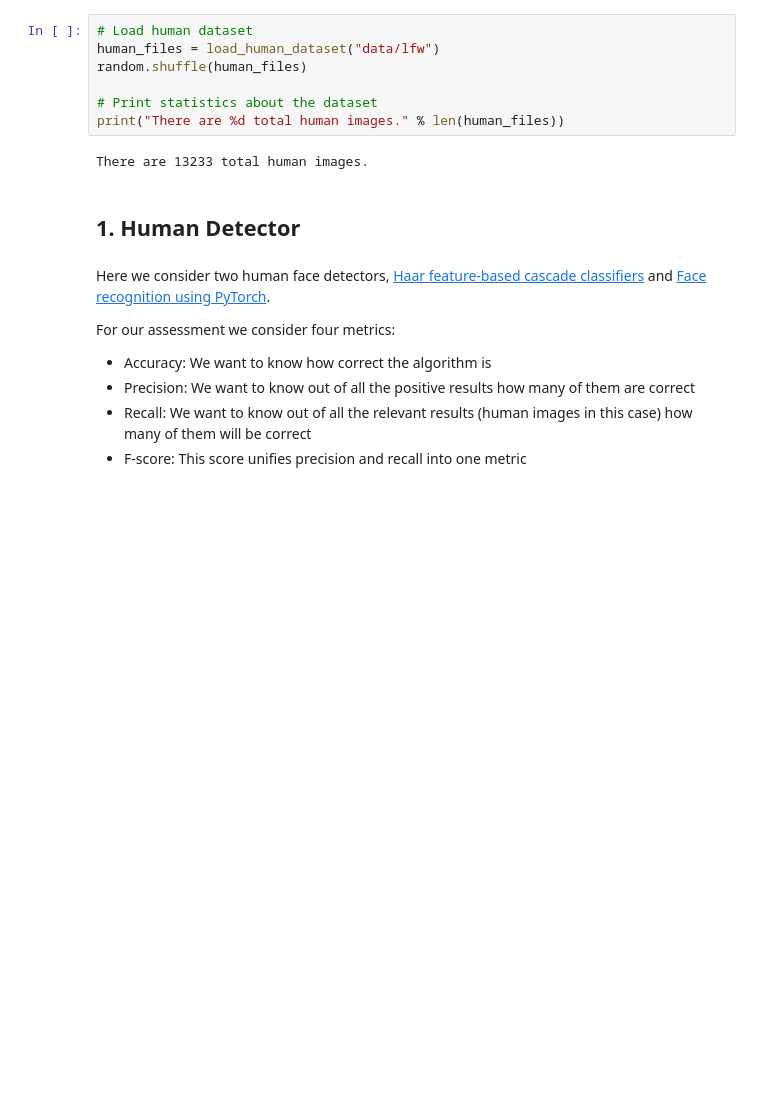
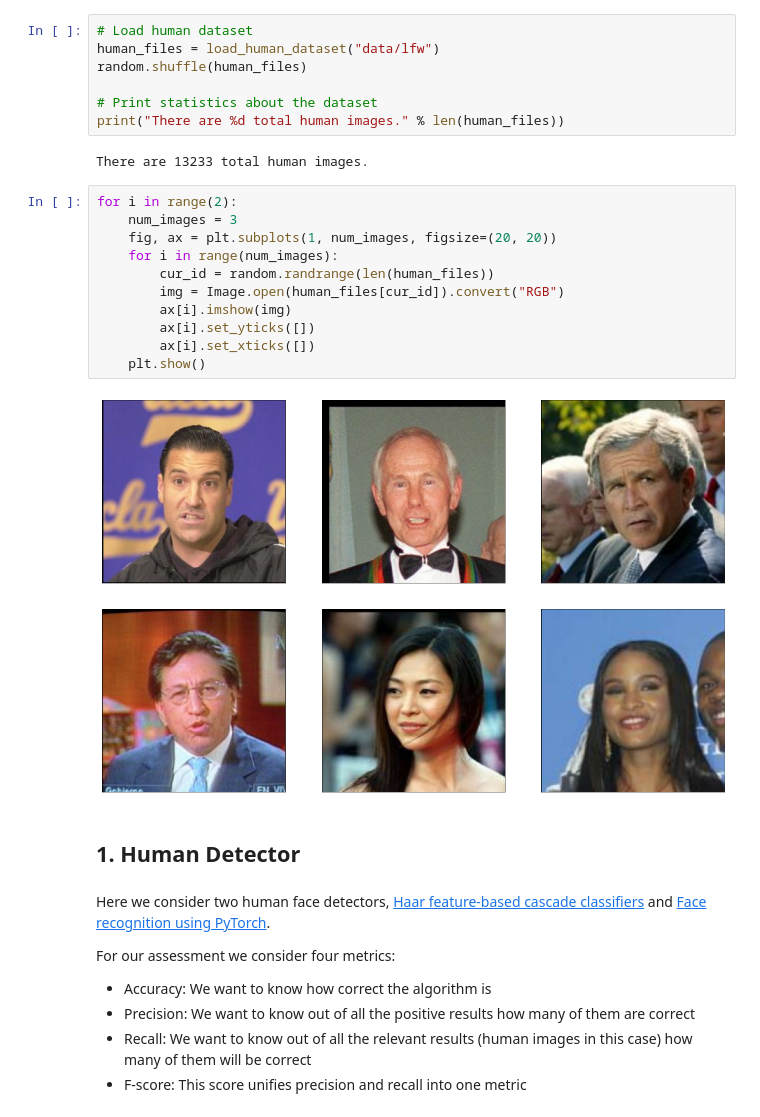
Before and after one commit to aaronlws95/udacity-dog-breed-classifier, a Jupyter notebook: dog_app.ipynb, the cells around one changed output. Cells and saved outputs as stored; diff of their text form; blank space fills up the shorter version.

```diff
--- a/dog_app.ipynb
+++ b/dog_app.ipynb
@@ -88,6 +103,20 @@ random.shuffle(human_files)
 print("There are %d total human images." % len(human_files))
 # %% [output]
 There are 13233 total human images.
+# %%
+for i in range(2):
+    num_images = 3
+    fig, ax = plt.subplots(1, num_images, figsize=(20, 20))
+    for i in range(num_images):
+        cur_id = random.randrange(len(human_files))
+        img = Image.open(human_files[cur_id]).convert("RGB")
+        ax[i].imshow(img)
+        ax[i].set_yticks([])
+        ax[i].set_xticks([])
+    plt.show()
+# %% [output]
+[figure, added]
+[figure, added]
 # %% [markdown]
 ## 1. Human Detector
 # %% [markdown]
```
Also changed, not shown: parts of 14 cells of this notebook, 4 other files.
